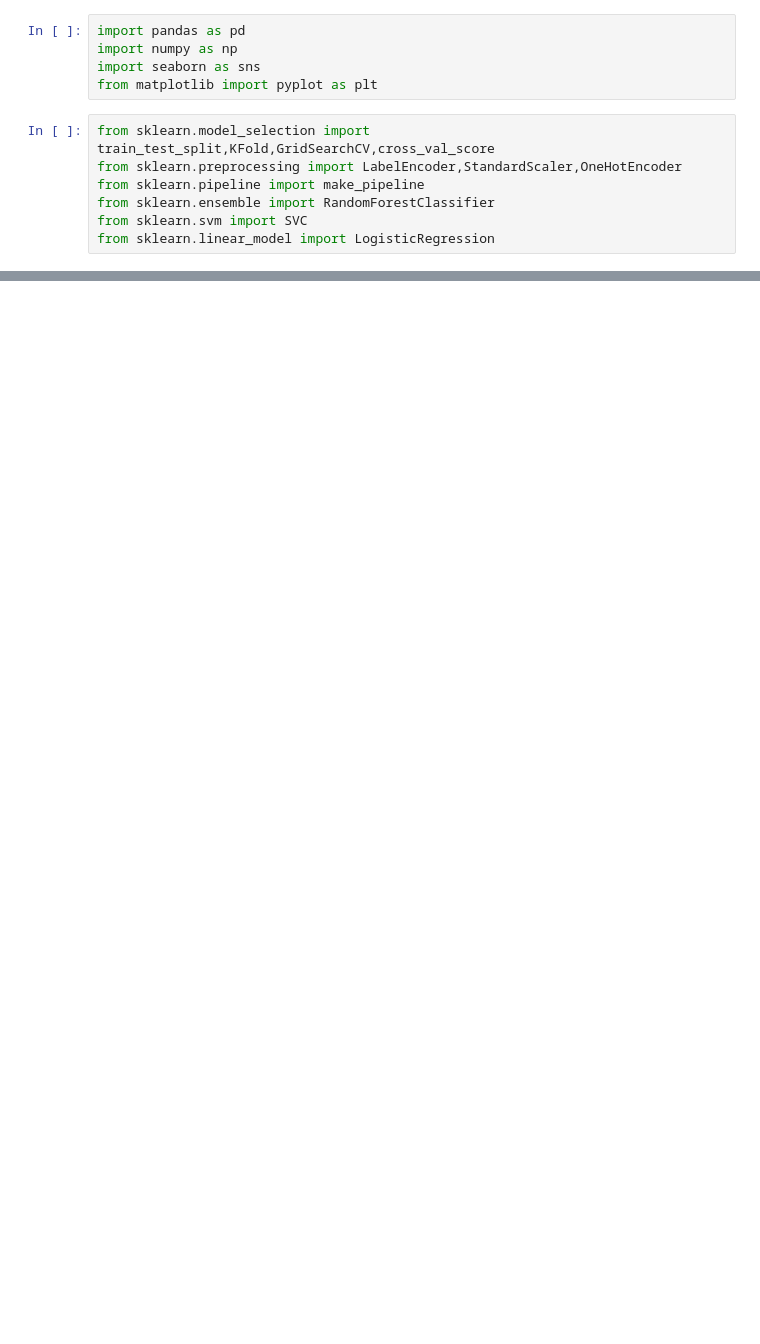
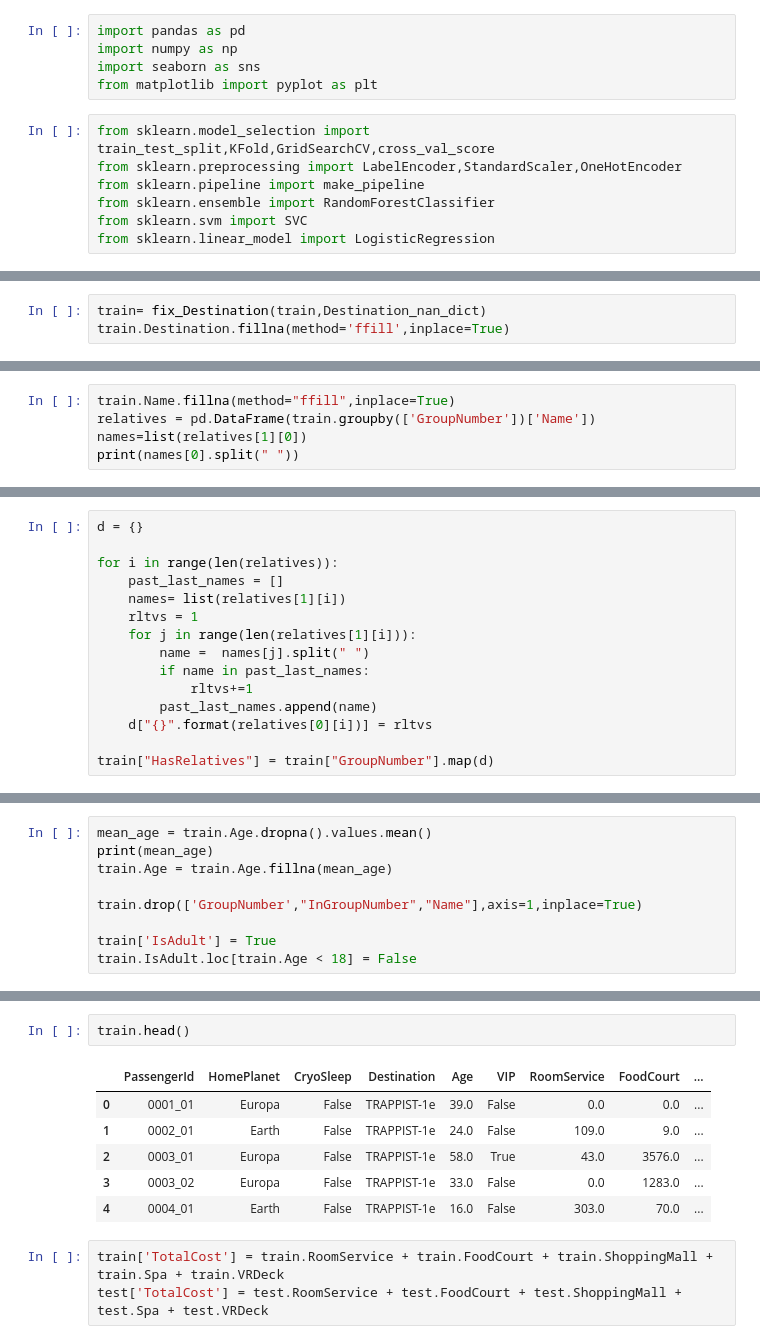
Before and after one commit to Fantasy98/Python-Machine-Learning, a Jupyter notebook: Python Practise/SpaceShip Titanic/Take2.ipynb, the cells around one changed output, grey strips where cells are left out. Saved outputs shown, nothing was run; the diff lists cells and outputs as text; blank space fills up the shorter version.

```diff
--- a/Python Practise/SpaceShip Titanic/Take2.ipynb
+++ b/Python Practise/SpaceShip Titanic/Take2.ipynb
@@ -36,0 +176,3 @@ train.head()
+# %%
+train= fix_Destination(train,Destination_nan_dict)
+train.Destination.fillna(method='ffill',inplace=True)
@@ -36,0 +216,5 @@ train.head()
+# %%
+train.Name.fillna(method="ffill",inplace=True)
+relatives = pd.DataFrame(train.groupby(['GroupNumber'])['Name'])
+names=list(relatives[1][0])
+print(names[0].split(" "))
@@ -36,0 +223,15 @@ train.head()
+# %%
+d = {}
+
+for i in range(len(relatives)):
+    past_last_names = []
+    names= list(relatives[1][i])
+    rltvs = 1
+    for j in range(len(relatives[1][i])):
+        name =  names[j].split(" ")
+        if name in past_last_names:
+            rltvs+=1
+        past_last_names.append(name)
+    d["{}".format(relatives[0][i])] = rltvs
+
+train["HasRelatives"] = train["GroupNumber"].map(d)
@@ -36,0 +260,9 @@ train.head()
+# %%
+mean_age = train.Age.dropna().values.mean()
+print(mean_age)
+train.Age = train.Age.fillna(mean_age)
+
+train.drop(['GroupNumber',"InGroupNumber","Name"],axis=1,inplace=True)
+
+train['IsAdult'] = True
+train.IsAdult.loc[train.Age < 18] = False
@@ -36,0 +290,12 @@ train.head()
+# %%
+train.head()
+# %% [output]
+|  | PassengerId | HomePlanet | CryoSleep | Destination | Age | VIP | RoomService | FoodCourt | ... |
+| 0 | 0001_01 | Europa | False | TRAPPIST-1e | 39.0 | False | 0.0 | 0.0 | ... |
+| 1 | 0002_01 | Earth | False | TRAPPIST-1e | 24.0 | False | 109.0 | 9.0 | ... |
+| 2 | 0003_01 | Europa | False | TRAPPIST-1e | 58.0 | True | 43.0 | 3576.0 | ... |
+| 3 | 0003_02 | Europa | False | TRAPPIST-1e | 33.0 | False | 0.0 | 1283.0 | ... |
+| 4 | 0004_01 | Earth | False | TRAPPIST-1e | 16.0 | False | 303.0 | 70.0 | ... |
+# %%
+train['TotalCost'] = train.RoomService + train.FoodCourt + train.ShoppingMall + train.Spa + train.VRDeck
+test['TotalCost'] = test.RoomService + test.FoodCourt + test.ShoppingMall + test.Spa + test.VRDeck
```
Also changed, not shown: parts of 47 cells of this notebook.
